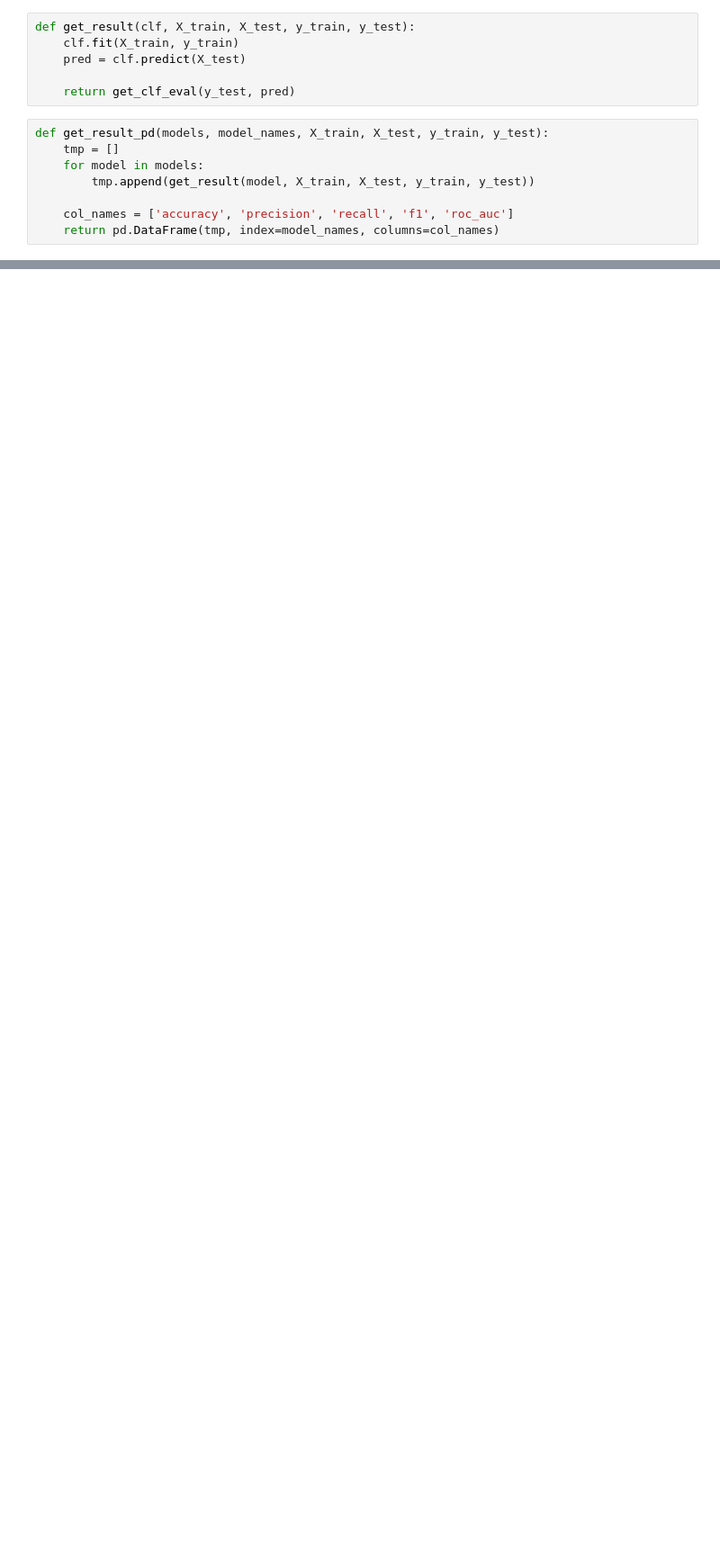
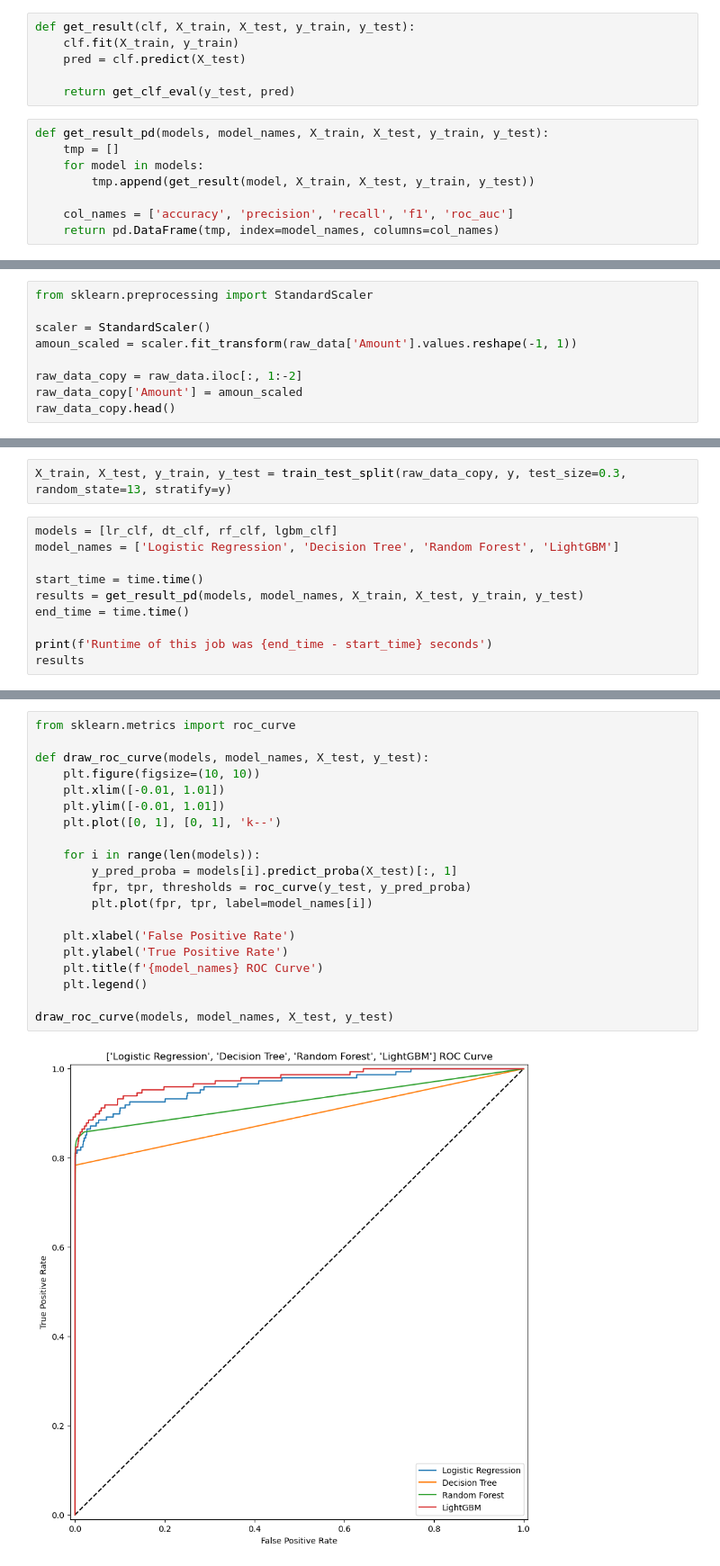
Before and after one commit to buzziru/ZB_ML, a Jupyter notebook: 21. creadit card fraud detection.ipynb, the cells around one changed output, grey strips where cells are left out. Shown: that part at 90% size. Saved outputs shown, nothing was run; the diff lists cells and outputs as text; blank space fills up the shorter version.

Commit message:
12/28 NL start

```diff
--- a/21. creadit card fraud detection.ipynb
+++ b/21. creadit card fraud detection.ipynb
@@ -220,0 +240,9 @@ Runtime of this job was 179.07990527153015 seconds
+# %%
+from sklearn.preprocessing import StandardScaler
+
+scaler = StandardScaler()
+amoun_scaled = scaler.fit_transform(raw_data['Amount'].values.reshape(-1, 1))
+
+raw_data_copy = raw_data.iloc[:, 1:-2]
+raw_data_copy['Amount'] = amoun_scaled
+raw_data_copy.head()
@@ -220,0 +257,12 @@ Runtime of this job was 179.07990527153015 seconds
+# %%
+X_train, X_test, y_train, y_test = train_test_split(raw_data_copy, y, test_size=0.3, random_state=13, stratify=y)
+# %%
+models = [lr_clf, dt_clf, rf_clf, lgbm_clf]
+model_names = ['Logistic Regression', 'Decision Tree', 'Random Forest', 'LightGBM']
+
+start_time = time.time()
+results = get_result_pd(models, model_names, X_train, X_test, y_train, y_test)
+end_time = time.time()
+
+print(f'Runtime of this job was {end_time - start_time} seconds')
+results
@@ -220,0 +294,22 @@ Runtime of this job was 179.07990527153015 seconds
+# %%
+from sklearn.metrics import roc_curve
+
+def draw_roc_curve(models, model_names, X_test, y_test):
+    plt.figure(figsize=(10, 10))
+    plt.xlim([-0.01, 1.01])
+    plt.ylim([-0.01, 1.01])
+    plt.plot([0, 1], [0, 1], 'k--')
+
+    for i in range(len(models)):
+        y_pred_proba = models[i].predict_proba(X_test)[:, 1]
+        fpr, tpr, thresholds = roc_curve(y_test, y_pred_proba)
+        plt.plot(fpr, tpr, label=model_names[i])
+
+    plt.xlabel('False Positive Rate')
+    plt.ylabel('True Positive Rate')
+    plt.title(f'{model_names} ROC Curve')
+    plt.legend()
+
+draw_roc_curve(models, model_names, X_test, y_test)
+# %% [output]
+[figure, added]
```
Also changed, not shown: parts of 31 cells of this notebook, 1 other file.
